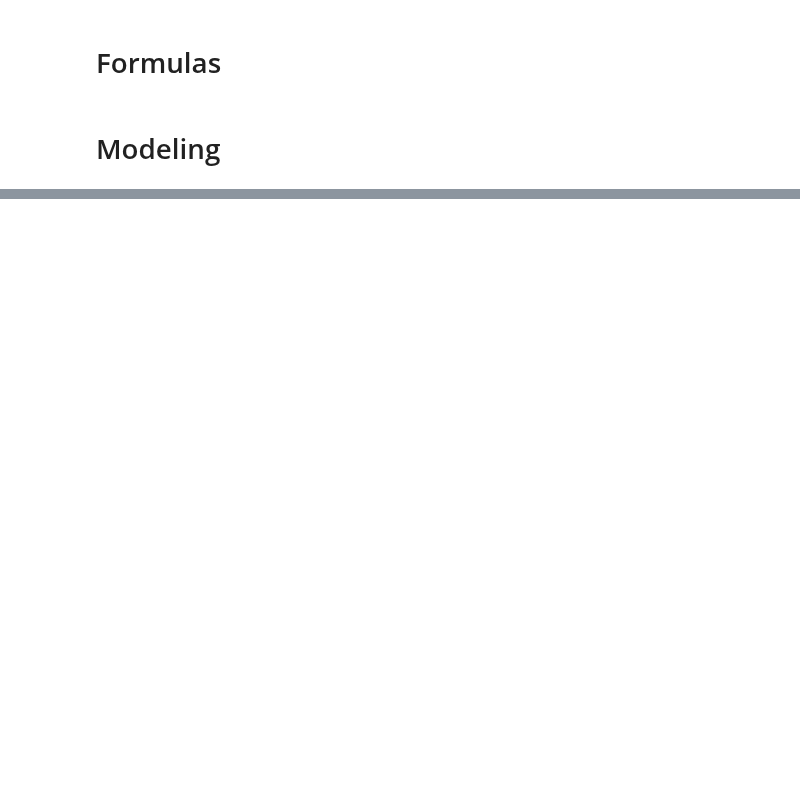
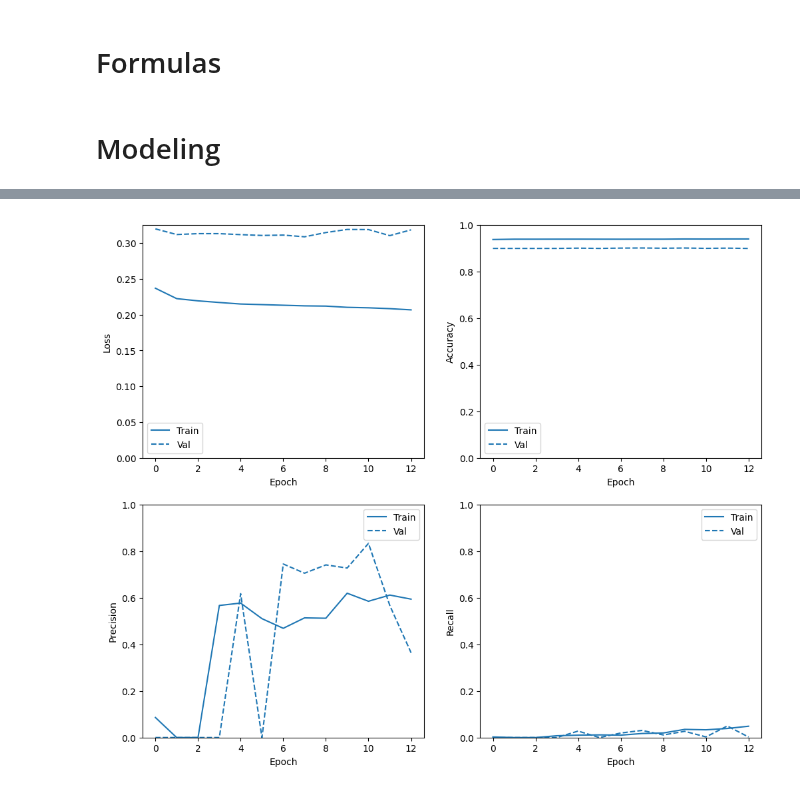
Before and after one commit to cnance09/Small-Cap-Scout, a Jupyter notebook: notebooks/CN_RNN.ipynb, the cells around one changed output, grey strips where cells are left out. Drawn from its saved outputs; the diff is of its cells as text; code cells hidden in the pictures; blank space fills up the shorter version.

Commit message:
Prepared RNN model in notebook and rnn.py module

```diff
--- a/notebooks/CN_RNN.ipynb
+++ b/notebooks/CN_RNN.ipynb
@@ -157,6 +200,6 @@ def train_logistic_regression(X_train, y_train, X_test, y_test):
 # %%
 # Data
 
-df = pd.read_csv('../raw_data/Datasets/merged_data_prelim_no_stocks.csv', index_col=0)
+df = pd.read_csv('../raw_data/data_for_preprocessing.csv', index_col=0)
 df.shape
 # %% [output]
@@ -207,0 +332,18 @@ display(X_train_pp.shape, X_test_pp.shape)
+# %%
+X_train_sequences = []
+y_train_sequences = []
+X_test_sequences = []
+y_test_sequences = []
+# %%
+for company in X_train_pp.groupby(['remainder__cik', 'remainder__TICKER']):
+    for i, _ in enumerate(company[1].iterrows()):
+        if i+quarters_input+1+adjustment > len(company[1]):
+            break
+        sequence = company[1].iloc[i:i+quarters_input, :-4]
+        target = company[1].iloc[i+quarters_input+adjustment, -1]
+        X_train_sequences.append(sequence)
+        y_train_sequences.append(target)
+X_train_sequences = np.array(X_train_sequences).astype('float32')
+y_train_sequences = np.array(y_train_sequences).astype('float32')
+
+display(X_train_sequences.shape, y_train_sequences.shape)
@@ -208,15 +377,20 @@ display(X_train_pp.shape, X_test_pp.shape)
 # %%
 # 1- RNN Architecture
 model = Sequential()
-model.add(layers.SimpleRNN(units=2, activation='tanh', input_shape=(4,3)))
-model.add(layers.Dense(1, activation="linear"))
+model.add(layers.LSTM(units=80, activation='tanh', input_shape=(quarters_input, 116)))
+model.add(layers.Dropout(0.2))
+model.add(layers.Dense(40, activation='relu'))
+model.add(layers.Dropout(0.2))
+model.add(layers.Dense(10, activation='relu'))
+model.add(layers.Dropout(0.2))
+model.add(layers.Dense(1, activation=final_activation))
 
 # 2- Compilation
-model.compile(loss='mse',
-              optimizer=Adam(lr=0.5)) # very high lr so we can converge with such a small dataset
+model.compile(loss='binary_crossentropy',
+              optimizer=Adam(learning_rate=0.002, beta_1=0.75),
+              metrics=metrics)
 
 # 3- Fit
-model.fit(X, y, epochs=10000, verbose=0)
-
-# 4- Predict
-model.predict(X) # One prediction per city
+es = EarlyStopping(patience=5, restore_best_weights=True)
+history = model.fit(X_train_sequences, y_train_sequences, validation_split=0.2, epochs=100, batch_size=32,
+                    callbacks=[es], verbose=3)
@@ -222,0 +436,5 @@ model.predict(X) # One prediction per city
+# %%
+if model_type == 'classifier':
+    plot_metrics(history)
+# %% [output]
+[figure, added]
```
Also changed, not shown: parts of 27 cells of this notebook, 14 other files.
